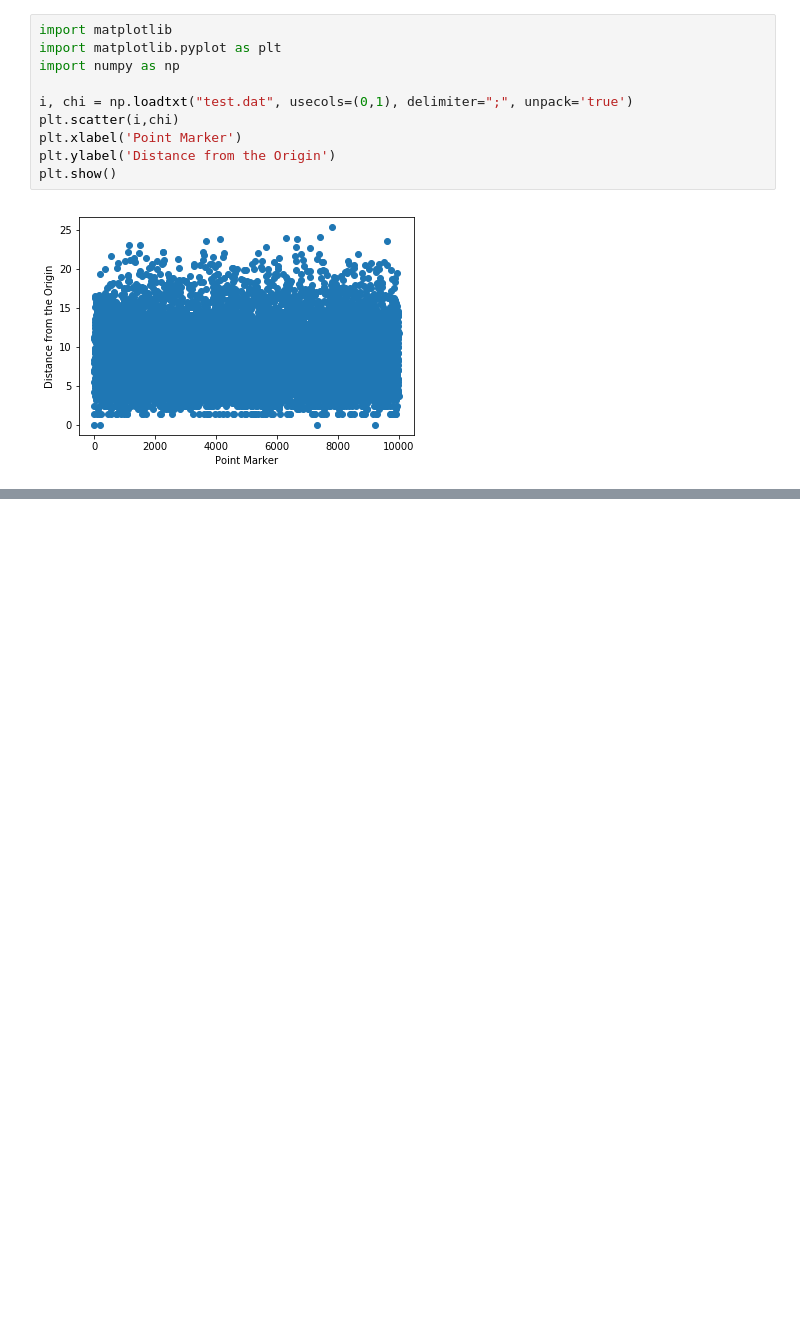
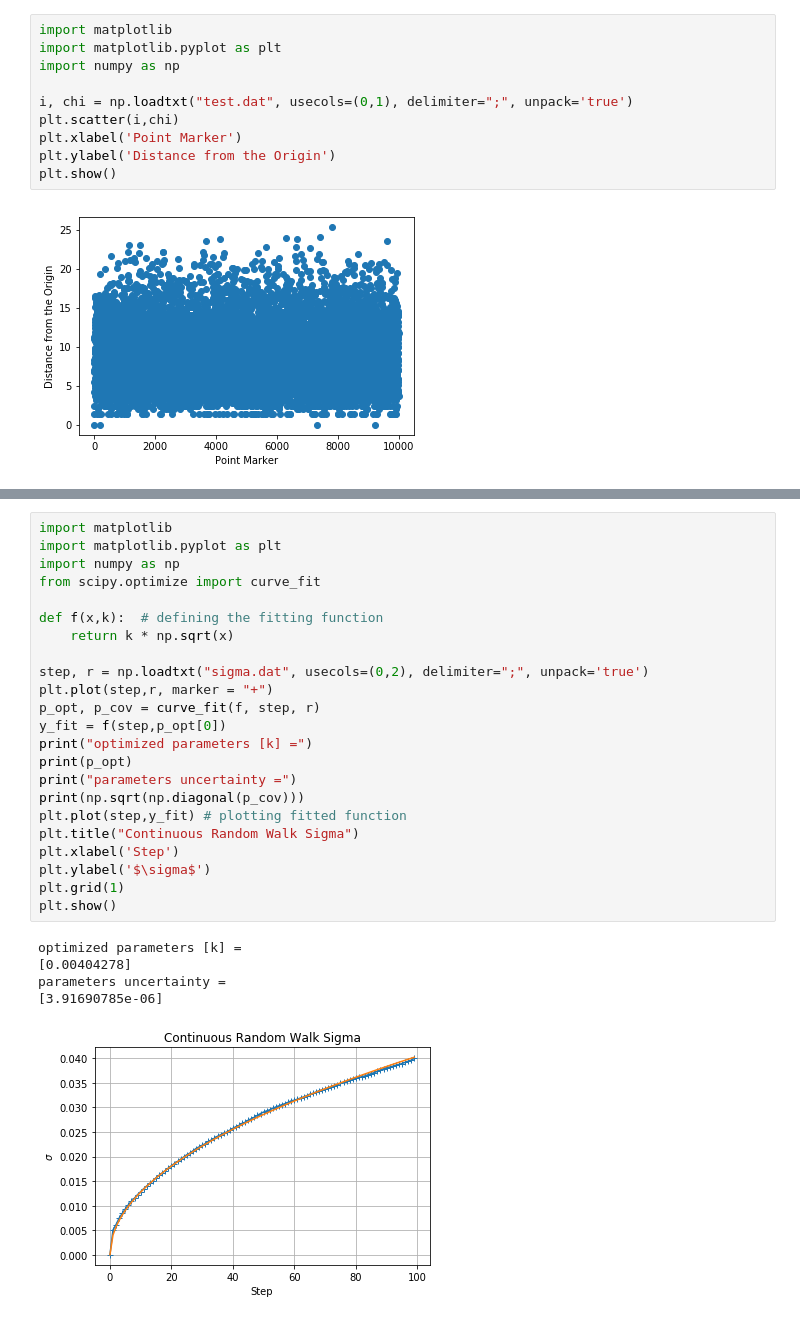
Before and after one commit to daniele-gilio/LSN, a Jupyter notebook: WIP/ex_lecture_2/Second Laboratory Session.ipynb, the cells around one changed output, grey strips where cells are left out. Drawn from its saved outputs; the diff is of its cells as text; blank space fills up the shorter version.

```diff
--- a/WIP/ex_lecture_2/Second Laboratory Session.ipynb
+++ b/WIP/ex_lecture_2/Second Laboratory Session.ipynb
@@ -112,0 +144,29 @@ plt.show()
+# %%
+import matplotlib
+import matplotlib.pyplot as plt
+import numpy as np
+from scipy.optimize import curve_fit
+
+def f(x,k):  # defining the fitting function
+    return k * np.sqrt(x)
+
+step, r = np.loadtxt("sigma.dat", usecols=(0,2), delimiter=";", unpack='true')
+plt.plot(step,r, marker = "+")
+p_opt, p_cov = curve_fit(f, step, r)
+y_fit = f(step,p_opt[0])
+print("optimized parameters [k] =")
+print(p_opt)
+print("parameters uncertainty =")
+print(np.sqrt(np.diagonal(p_cov)))
+plt.plot(step,y_fit) # plotting fitted function
+plt.title("Continuous Random Walk Sigma")
+plt.xlabel('Step')
+plt.ylabel('$\sigma$')
+plt.grid(1)
+plt.show()
+# %% [output]
+optimized parameters [k] =
+[0.00404278]
+parameters uncertainty =
+[3.91690785e-06]
+[figure, added]
```
Also changed, not shown: parts of 6 cells of this notebook, 7 other files.
